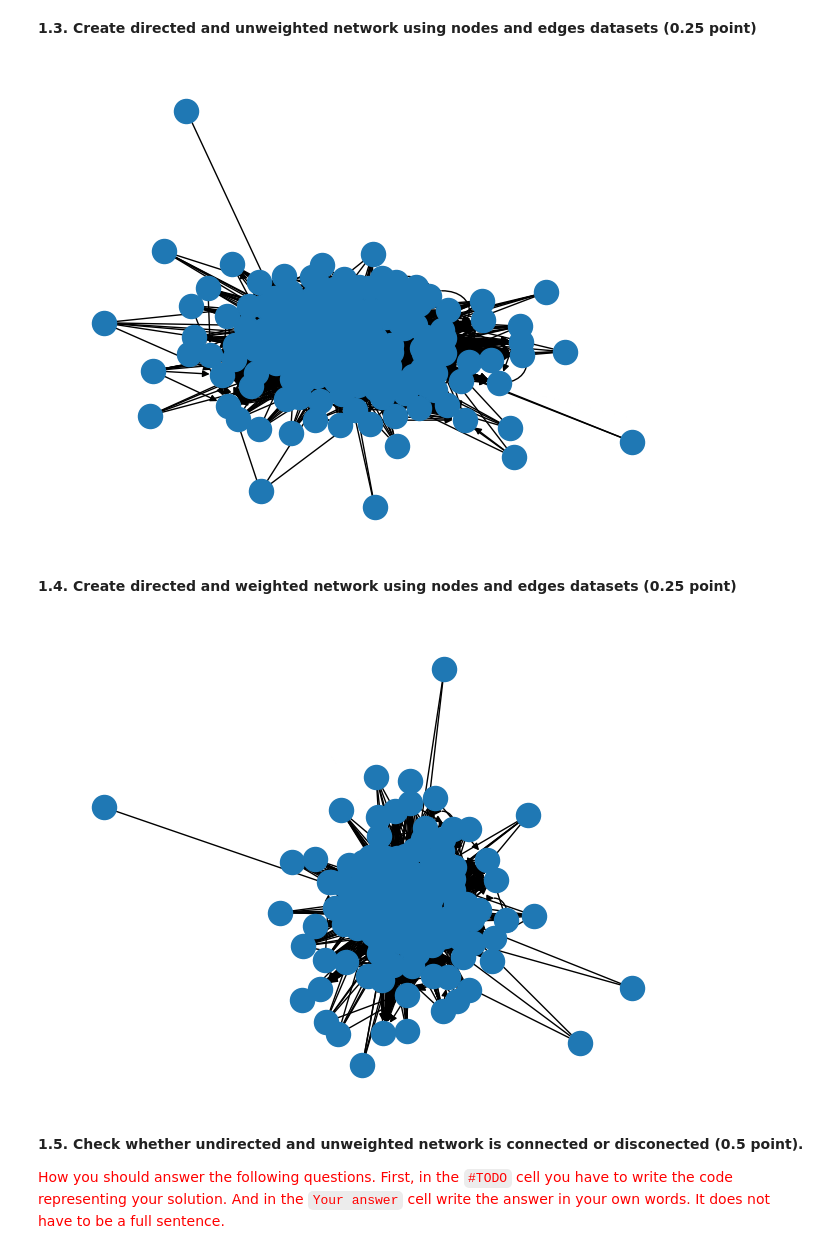
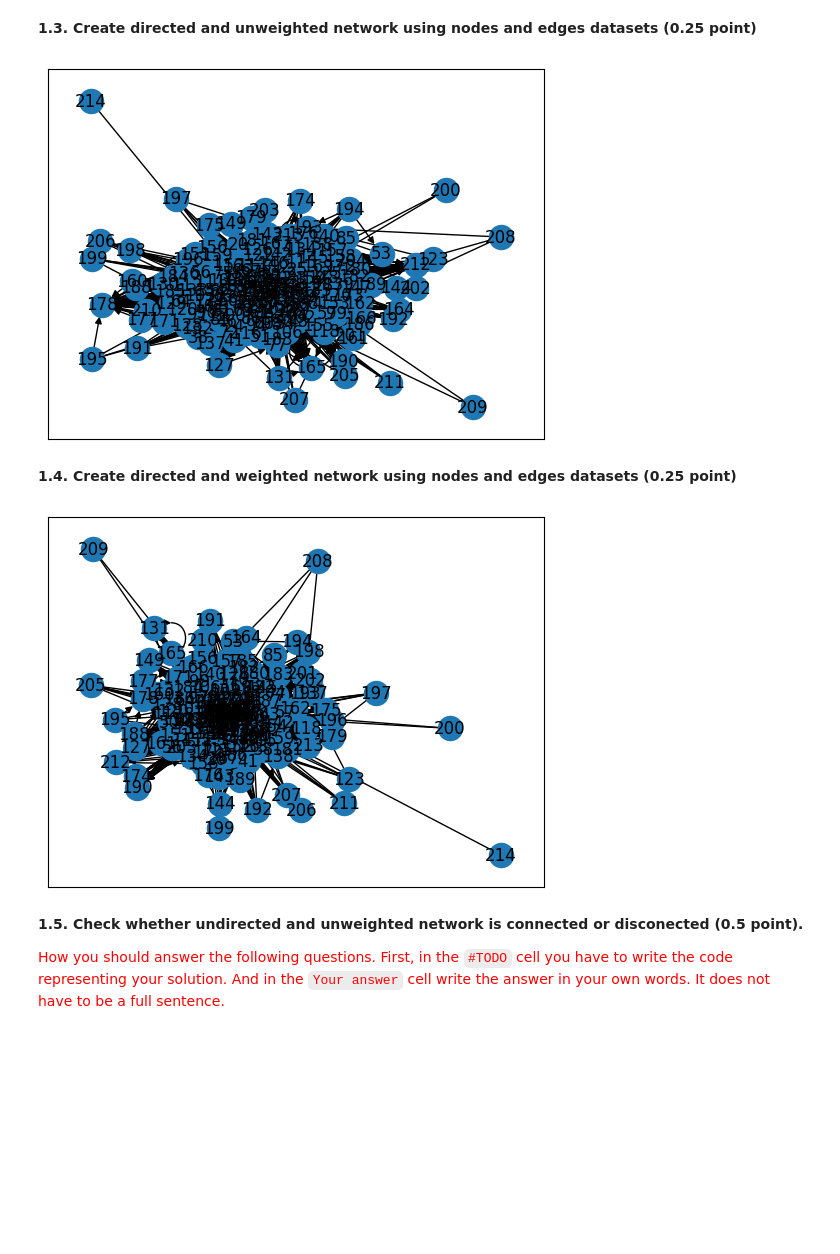
Before and after one commit to shanazar/network-science, a Jupyter notebook: homework-1/Homework_1_2024.ipynb, the cells around one changed output. Cells and saved outputs as stored; diff of their text form; code cells hidden in the pictures; blank space fills up the shorter version.

```diff
--- a/homework-1/Homework_1_2024.ipynb
+++ b/homework-1/Homework_1_2024.ipynb
@@ -119,16 +108,16 @@ nx.draw(G_weighted_undirected)
 **1.3. Create directed and unweighted network using nodes and edges datasets (0.25 point)**
 # %%
 G_unweighted_directed = nx.from_pandas_edgelist(edges, source='from', target='to',edge_attr=None, create_using=nx.DiGraph())
-nx.draw(G_unweighted_directed)
+nx.draw_networkx(G_unweighted_directed)
 # %% [output]
-[figure, old version]
+[figure, new version]
 # %% [markdown]
 **1.4. Create directed and weighted network using nodes and edges datasets (0.25 point)**
 # %%
 G_weighted_directed = nx.from_pandas_edgelist(edges, source='from', target='to',edge_attr=True, create_using=nx.DiGraph())
-nx.draw(G_weighted_directed)
+nx.draw_networkx(G_weighted_directed)
 # %% [output]
-[figure, old version]
+[figure, new version]
 # %% [markdown]
 **1.5. Check whether undirected and unweighted network is connected or disconected (0.5 point).**
 
```
Also changed, not shown: parts of 26 cells of this notebook, 1 other file.
